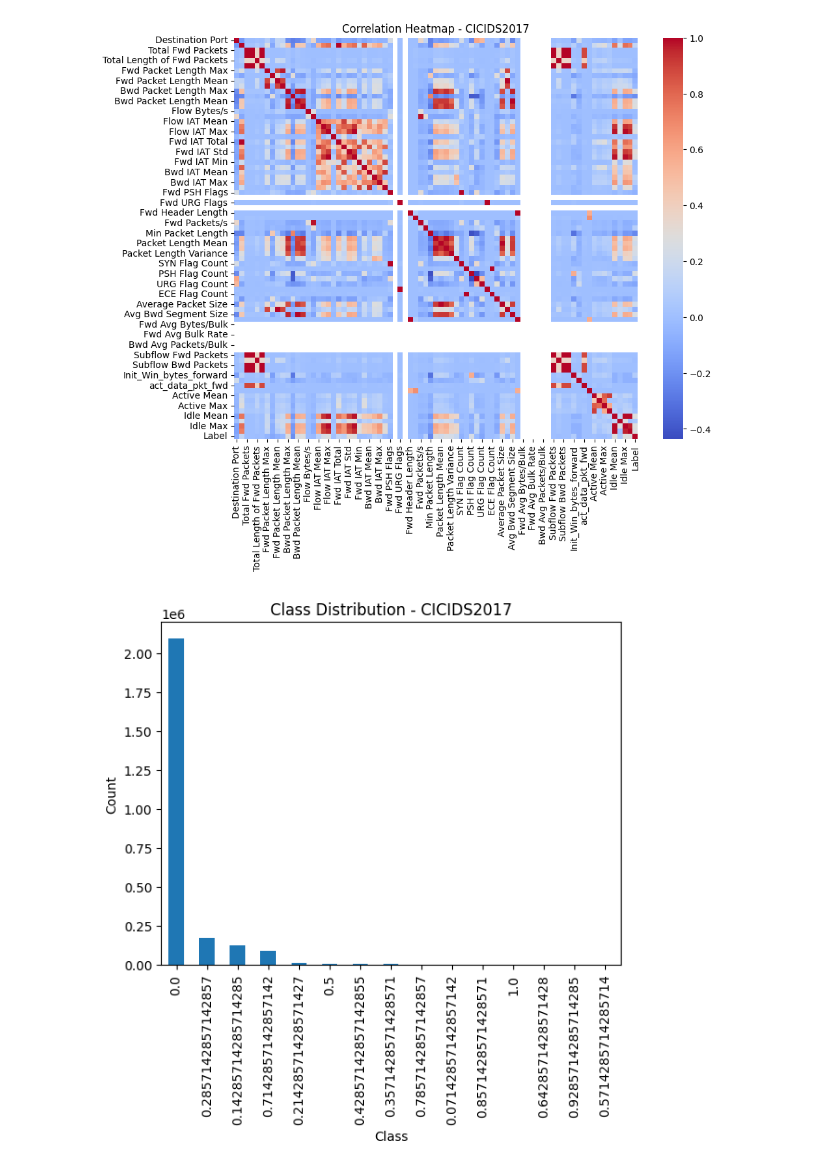
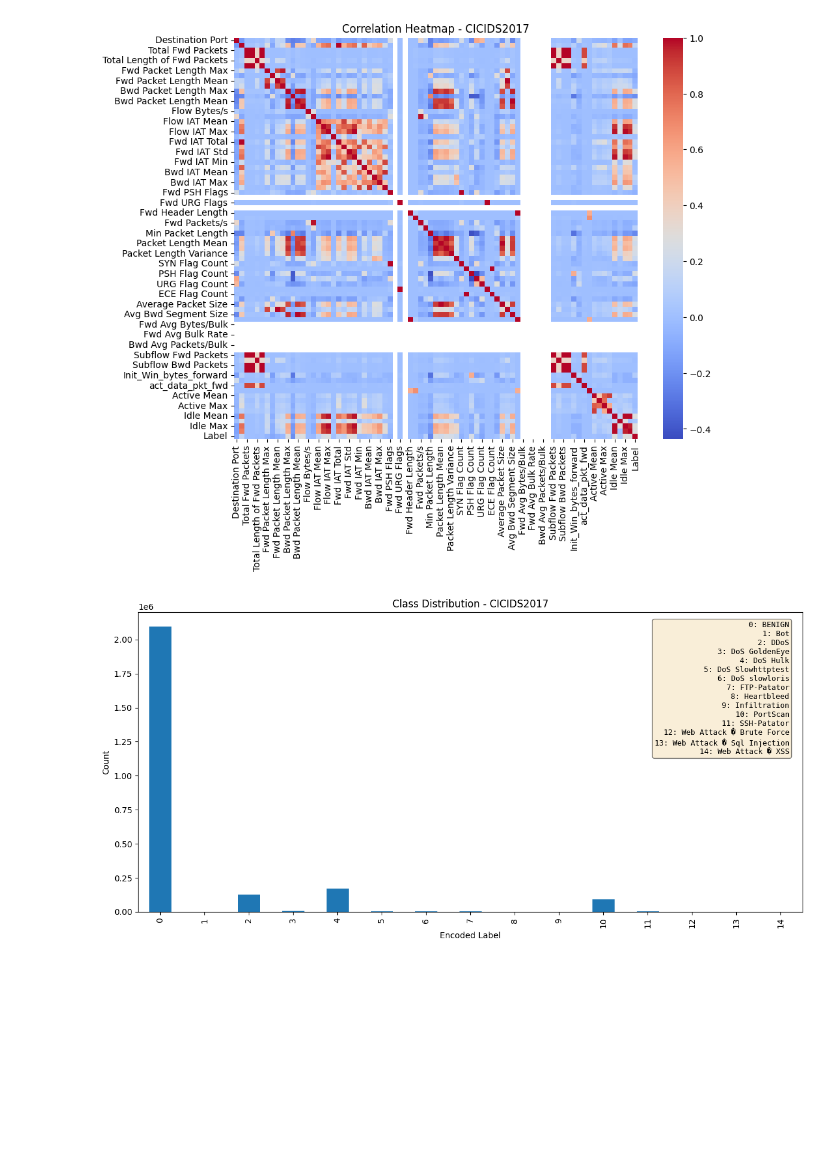
Before and after one commit to arjunshetty2003/IDS_Project, a Jupyter notebook: notebooks/preprocess_cicids2017.ipynb, the cells around one changed output. Drawn from its saved outputs; the diff is of its cells as text; code cells hidden in the pictures; blank space fills up the shorter version.

```diff
--- a/notebooks/preprocess_cicids2017.ipynb
+++ b/notebooks/preprocess_cicids2017.ipynb
@@ -195,6 +195,8 @@ from sklearn.preprocessing import MinMaxScaler
 scaler = MinMaxScaler()
 
 num_cols = df.select_dtypes(include=["int64","float64"]).columns
+# Exclude Label from scaling
+num_cols = num_cols.drop("Label")
 
 df[num_cols] = scaler.fit_transform(df[num_cols])
 # %%
@@ -239,15 +242,32 @@ plt.show()
 # %%
 import matplotlib.pyplot as plt
 
-df["Label"].value_counts().plot(kind="bar")
+# Create a mapping from encoded labels back to original names
+label_mapping = dict(enumerate(le.classes_))
 
-plt.title("Class Distribution - CICIDS2017")
-plt.xlabel("Class")
-plt.ylabel("Count")
+# Get value counts and map numeric labels back to names
+value_counts = df["Label"].value_counts().sort_index()
+labels_with_names = [label_mapping[i] for i in value_counts.index]
 
+# Create the plot
+fig, ax = plt.subplots(figsize=(12, 6))
+value_counts.plot(kind="bar", ax=ax)
+
+ax.set_title("Class Distribution - CICIDS2017")
+ax.set_xlabel("Encoded Label")
+ax.set_ylabel("Count")
+
+# Add legend showing the mapping
+legend_text = "\n".join([f"{i}: {label_mapping[i]}" for i in sorted(label_mapping.keys())])
+ax.text(0.98, 0.97, legend_text, transform=ax.transAxes,
+        verticalalignment='top', horizontalalignment='right',
+        bbox=dict(boxstyle='round', facecolor='wheat', alpha=0.5),
+        fontsize=9, family='monospace')
+
+plt.tight_layout()
 plt.show()
 # %% [output]
-[figure, old version]
+[figure, new version]
 # %%
 # Minority class percentage and imbalance ratio report
 # Make this cell runnable on its own if df is not already in memory.
```
Also changed, not shown: parts of 3 cells of this notebook, 2 other files.
